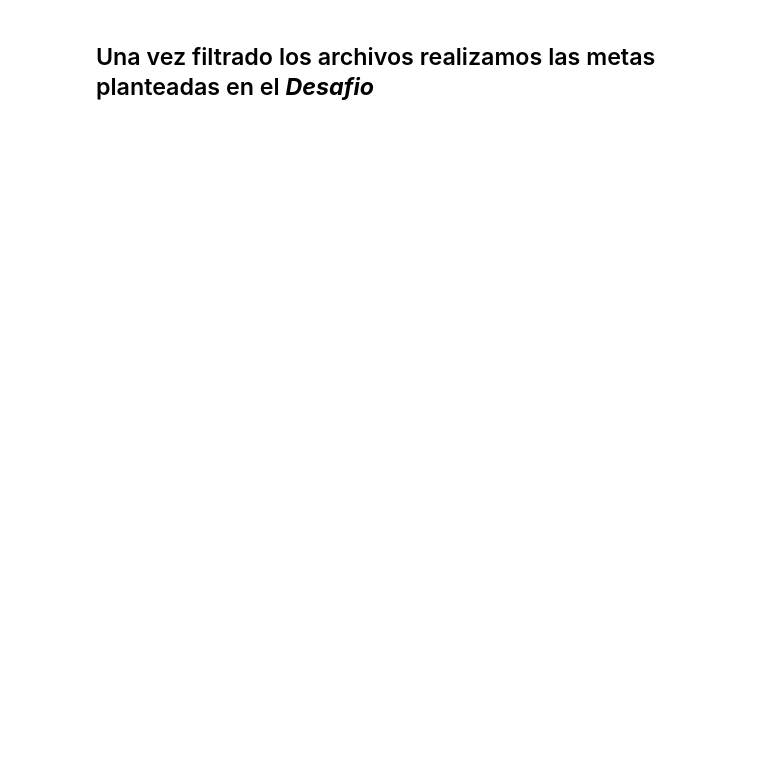
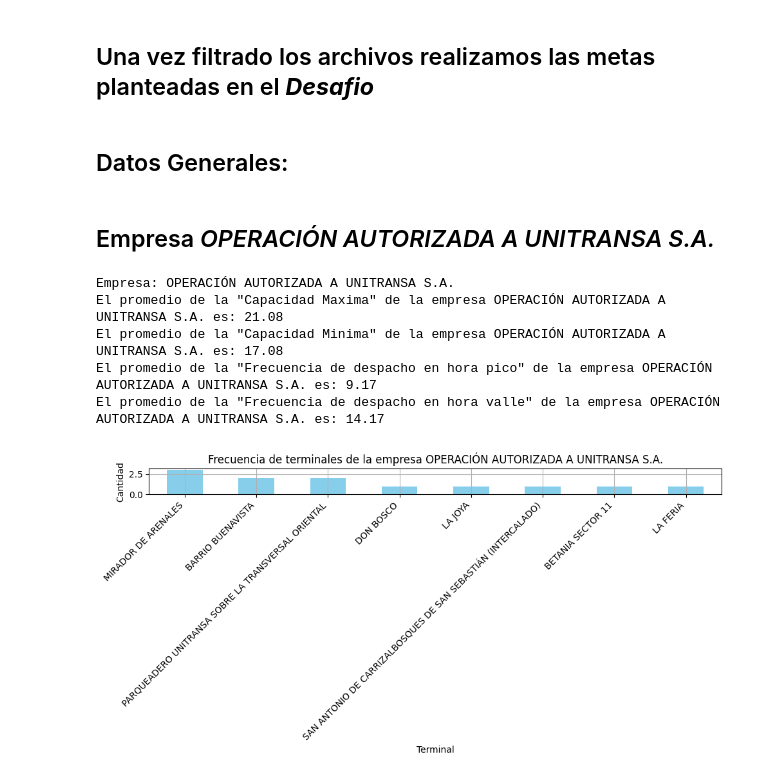
Before and after one commit to Zuan-Caleb-CE/Desafio_Estructura_de_Datos, a Jupyter notebook: Desafio_Est.ipynb, the cells around one changed output. Cells and saved outputs as stored; diff of their text form; code cells hidden in the pictures; blank space fills up the shorter version.

Commit message:
Filtros por cada empresa

```diff
--- a/Desafio_Est.ipynb
+++ b/Desafio_Est.ipynb
@@ -56,5 +56,44 @@ min            4.000000          5.000000                        0.000000
 # %% [markdown]
 ## Una vez filtrado los archivos realizamos las metas planteadas en el __*Desafio*__
+# %% [markdown]
+## Datos Generales:
 # %%
 print("Promedio de la capacidad minima: ")
 print("Promedio de la capacidad maxima: ")
+# %% [markdown]
+## Empresa _*OPERACIÓN AUTORIZADA A UNITRANSA S.A.*_
+# %%
+df_empr1 = df_filtrado[df_filtrado["empresa"] == "OPERACIÓN AUTORIZADA A UNITRANSA S.A."]
+
+nombre_emp = df_empr1["empresa"].iloc[0]
+print("Empresa:", nombre_emp)
+
+cap_max = df_empr1["capacidad_maxima"].mean()
+cap_min = df_empr1["capacidad_minima"].mean()
+frec_pico = df_empr1["frecuencia_de_despacho_hora_pico"].mean()
+frec_valle = df_empr1["frecuencia_despacho_hora_valle"].mean()
+
+print(f"El promedio de la \"Capacidad Maxima\" de la empresa {nombre_emp} es: {round(cap_max, 2)}")
+print(f"El promedio de la \"Capacidad Minima\" de la empresa {nombre_emp} es: {round(cap_min, 2)}")
+print(f"El promedio de la \"Frecuencia de despacho en hora pico\" de la empresa {nombre_emp} es: {round(frec_pico, 2)}")
+print(f"El promedio de la \"Frecuencia de despacho en hora valle\" de la empresa {nombre_emp} es: {round(frec_valle, 2)}")
+
+conteo_term = df_empr1["terminal"].value_counts()
+
+conteo_term.plot(kind="bar", figsize=(10,5), color="skyblue")
+
+# Personalizar la gráfica
+plt.title(f"Frecuencia de terminales de la empresa {nombre_emp}")
+plt.xlabel("Terminal")
+plt.ylabel("Cantidad")
+plt.xticks(rotation=45, ha="right")  # rotar nombres para que se lean mejor
+plt.tight_layout()
+plt.grid()
+plt.show()
+# %% [output]
+Empresa: OPERACIÓN AUTORIZADA A UNITRANSA S.A.
+El promedio de la "Capacidad Maxima" de la empresa OPERACIÓN AUTORIZADA A UNITRANSA S.A. es: 21.08
+El promedio de la "Capacidad Minima" de la empresa OPERACIÓN AUTORIZADA A UNITRANSA S.A. es: 17.08
+El promedio de la "Frecuencia de despacho en hora pico" de la empresa OPERACIÓN AUTORIZADA A UNITRANSA S.A. es: 9.17
+El promedio de la "Frecuencia de despacho en hora valle" de la empresa OPERACIÓN AUTORIZADA A UNITRANSA S.A. es: 14.17
+[figure, added]
```
Also changed, not shown: parts of 15 cells of this notebook.
